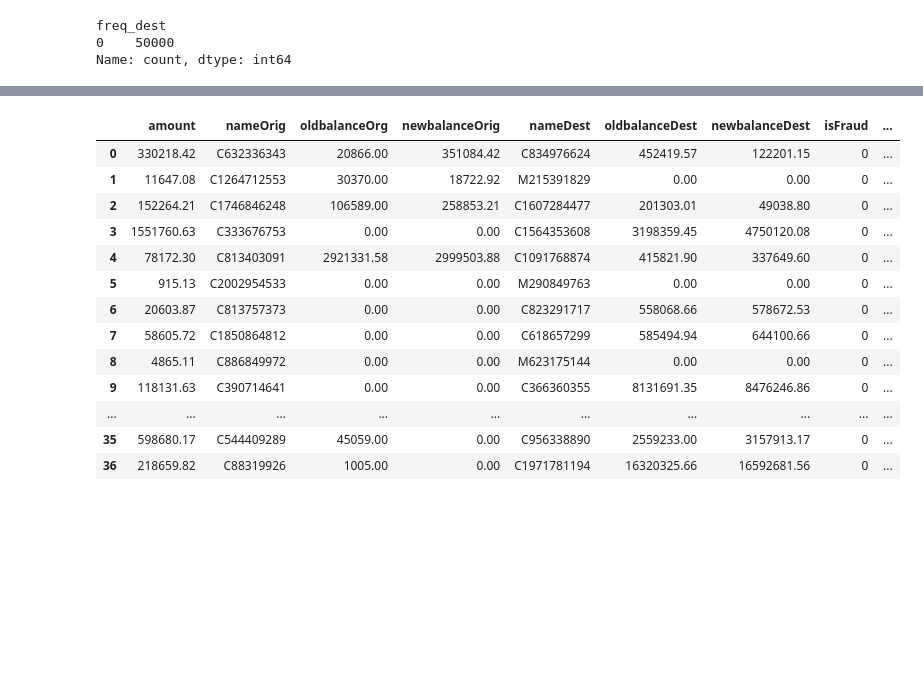
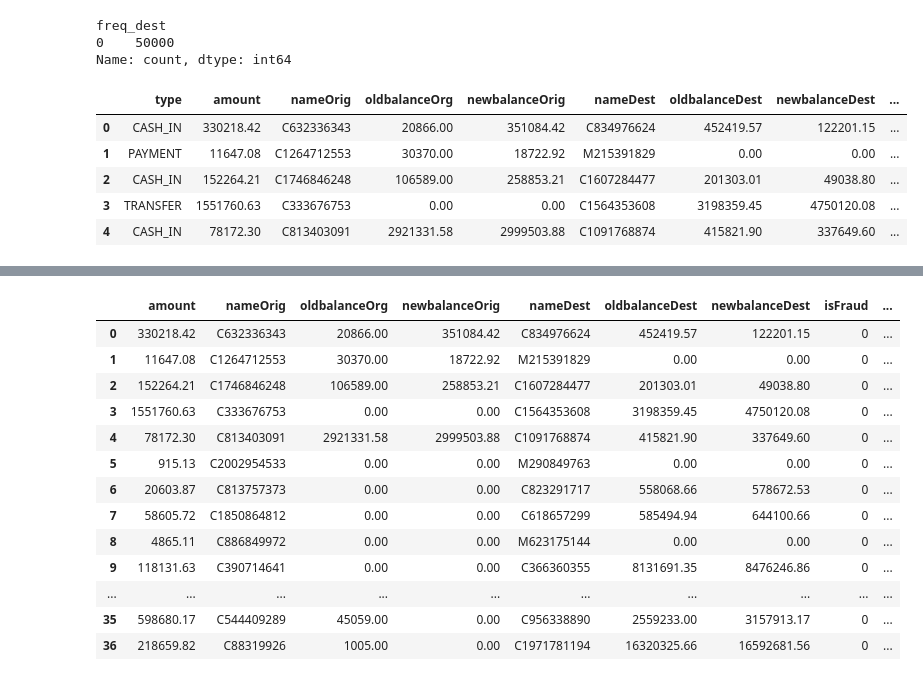
Before and after one commit to Kaobimdiiwelumo/Project, a Jupyter notebook: Model/sample.ipynb, the cells around one changed output, grey strips where cells are left out. Saved outputs shown, nothing was run; the diff lists cells and outputs as text; code cells hidden in the pictures; blank space fills up the shorter version.

```diff
--- a/Model/sample.ipynb
+++ b/Model/sample.ipynb
@@ -201,4 +243,13 @@ lst = [data3]
 for class_index, group in data3.groupby('isFraud'):
     lst.append(group.sample(max_size-len(group), replace=True))
 best = pd.concat(lst)
+# %%
+data3.head()
+# %% [output]
+|  | type | amount | nameOrig | oldbalanceOrg | newbalanceOrig | nameDest | oldbalanceDest | newbalanceDest | ... |
+| 0 | CASH_IN | 330218.42 | C632336343 | 20866.00 | 351084.42 | C834976624 | 452419.57 | 122201.15 | ... |
+| 1 | PAYMENT | 11647.08 | C1264712553 | 30370.00 | 18722.92 | M215391829 | 0.00 | 0.00 | ... |
+| 2 | CASH_IN | 152264.21 | C1746846248 | 106589.00 | 258853.21 | C1607284477 | 201303.01 | 49038.80 | ... |
+| 3 | TRANSFER | 1551760.63 | C333676753 | 0.00 | 0.00 | C1564353608 | 3198359.45 | 4750120.08 | ... |
+| 4 | CASH_IN | 78172.30 | C813403091 | 2921331.58 | 2999503.88 | C1091768874 | 415821.90 | 337649.60 | ... |
 # %%
```
Also changed, not shown: parts of 26 cells of this notebook, 5 other files.
